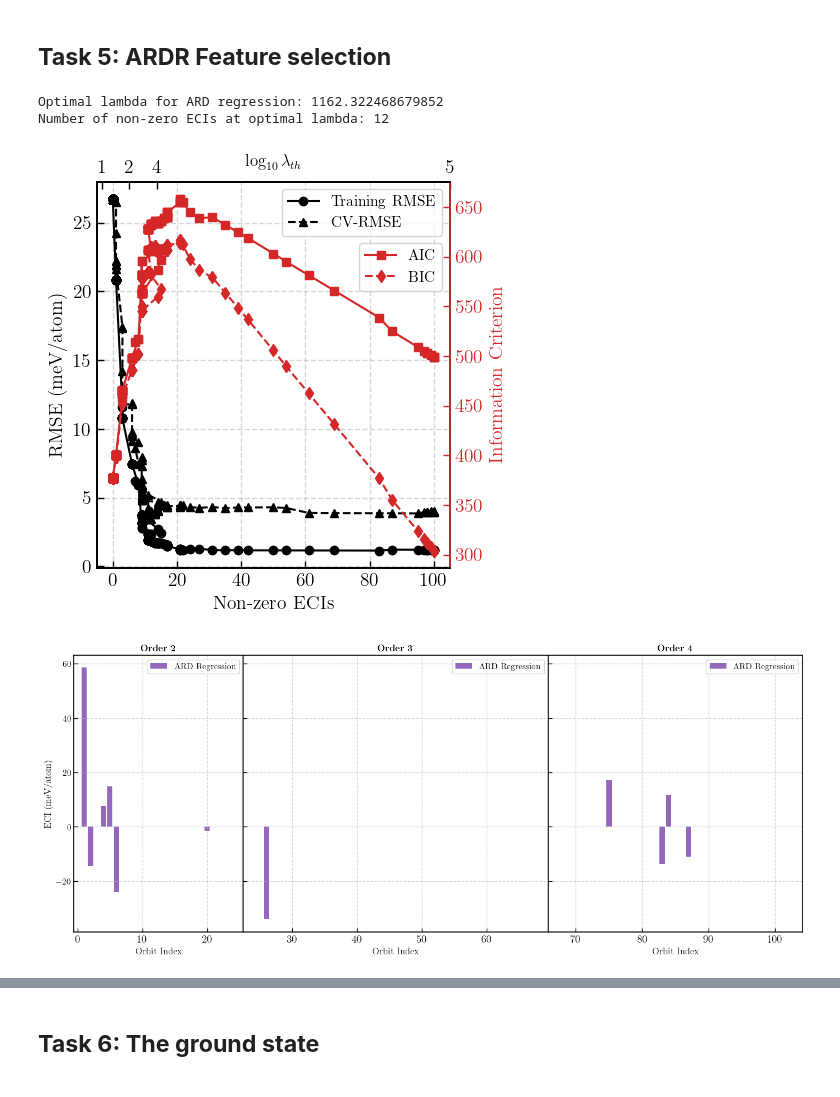
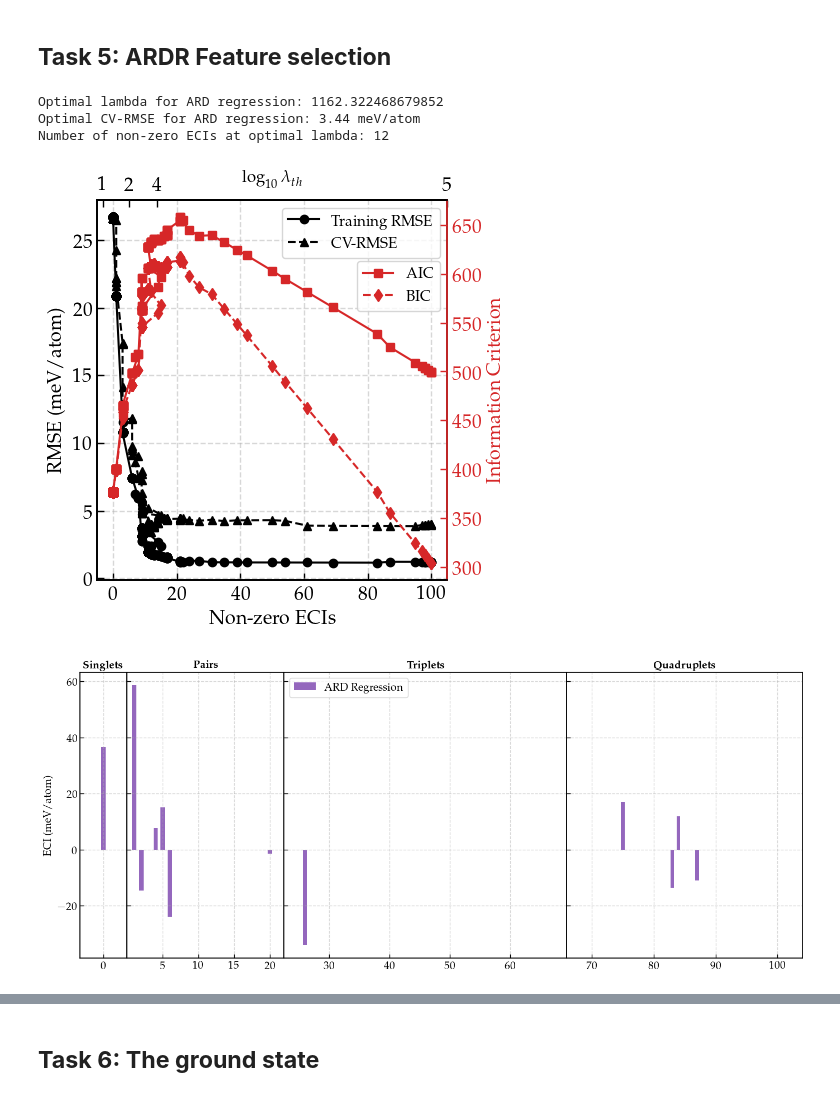
Before and after one commit to stommen/tif345_projects, a Jupyter notebook: project_2a/project2a_LBOS.ipynb, the cells around one changed output, grey strips where cells are left out. Saved outputs shown, nothing was run; the diff lists cells and outputs as text; code cells hidden in the pictures.

```diff
--- a/project_2a/project2a_LBOS.ipynb
+++ b/project_2a/project2a_LBOS.ipynb
@@ -31,9 +31,9 @@ from sklearn.preprocessing import StandardScaler
 
 plt.rc('text', usetex = True)
 plt.rcParams['mathtext.fontset'] = 'cm'
-plt.rcParams['font.family'] = 'serif'
+plt.rcParams['font.family'] = 'palatino'
 plt.rcParams['text.latex.preamble'] = r'\usepackage{amsmath}'
-font_size = 22
+font_size = 14
 plt.rcParams['font.size'] = font_size
 plt.rcParams['xtick.labelsize'] = font_size
 plt.rcParams['ytick.labelsize'] = font_size
@@ -504,6 +504,7 @@ for lam in lambda_thresholds:
 lambda_opt = lambda_thresholds[np.argmin(res_dict['cv_rmse'])]
 n_nonzero_opt = res_dict['n_nonzero_ecis'][np.argmin(res_dict['cv_rmse'])]
 print(f'Optimal lambda for ARD regression: {lambda_opt}')
+print(f'Optimal CV-RMSE for ARD regression: {min(res_dict["cv_rmse"]):.2f} meV/atom')
 print(f'Number of non-zero ECIs at optimal lambda: {n_nonzero_opt}')
 J_opt_ardr_std = res_dict['J'][np.argmin(res_dict['cv_rmse'])]
 J_opt_ardr_recovered = J_opt_ardr_std / scaler_X_ardr.scale_ * scaler_E_ardr.scale_[0]
@@ -534,31 +535,40 @@ plt.tight_layout()
 plt.show()
 # %% [output]
 Optimal lambda for ARD regression: 1162.322468679852
+Optimal CV-RMSE for ARD regression: 3.44 meV/atom
 Number of non-zero ECIs at optimal lambda: 12
-[figure, old version]
+[figure, new version]
 # %%
 
-fig, axes = plt.subplots(ncols=3, sharey=True, figsize=(14, 6), gridspec_kw={'width_ratios': [1, 1.8, 1.5]})
+fig, axes = plt.subplots(ncols=4, sharey=True, figsize=(14, 6), gridspec_kw={'width_ratios': [0.3, 1, 1.8, 1.5]})
 df_cs_ardr = cs_ardr.to_dataframe()
 cluster_orders = df_cs_ardr['order'].values
 cluster_indices = df_cs_ardr['orbit_index'].values
-width = 0.8
+width = 0.6
+titles = ['\\textbf{Singlets}', '\\textbf{Pairs}', '\\textbf{Triplets}', '\\textbf{Quadruplets}']
 
-for order, ax in enumerate(axes, start=2):
+for order, ax in enumerate(axes, start=1):
     index = cluster_orders == order
+    if order == 1:
+        ax.set_ylabel('ECI (meV/atom)', fontsize=font_size)
+        width = 0.1
+        ax.set_xticks([0])
+        ax.set_xlim(-0.5, 0.5)
+    elif order == 2:
+        width = 0.6
+        ax.set_xticks([5, 10, 15, 20])
+        ax.set_xlim(0, 22)
     ax.bar(cluster_indices[index], 1000 * J_opt_ardr_recovered[index], width=width, label='ARD Regression', color='tab:purple', alpha=1)
-    ax.set_xlabel('Orbit Index')
-    ax.set_title(f'\\textbf{{Order {order}}}')
-    if order == 2:
-        ax.set_ylabel('ECI (meV/atom)')
-    ax.legend()
+    ax.set_title(f'{titles[order - 1]}', fontsize=font_size)
+    if order == 3:
+        ax.legend(loc='upper left', fontsize=font_size)
     ax.grid(True, linestyle='--', alpha=0.5)
 
 plt.tight_layout()
 fig.subplots_adjust(wspace=0, hspace=0)
 fig.align_ylabels(axes)
 # %% [output]
-[figure, old version]
+[figure, new version]
 # %%
 
 fig, axes = plt.subplots(ncols=4, sharey=True, figsize=(14, 6), gridspec_kw={'width_ratios': [0.27, 1, 2, 0.65]})
```
Also changed, not shown: parts of 4 cells of this notebook, 9 other files.
